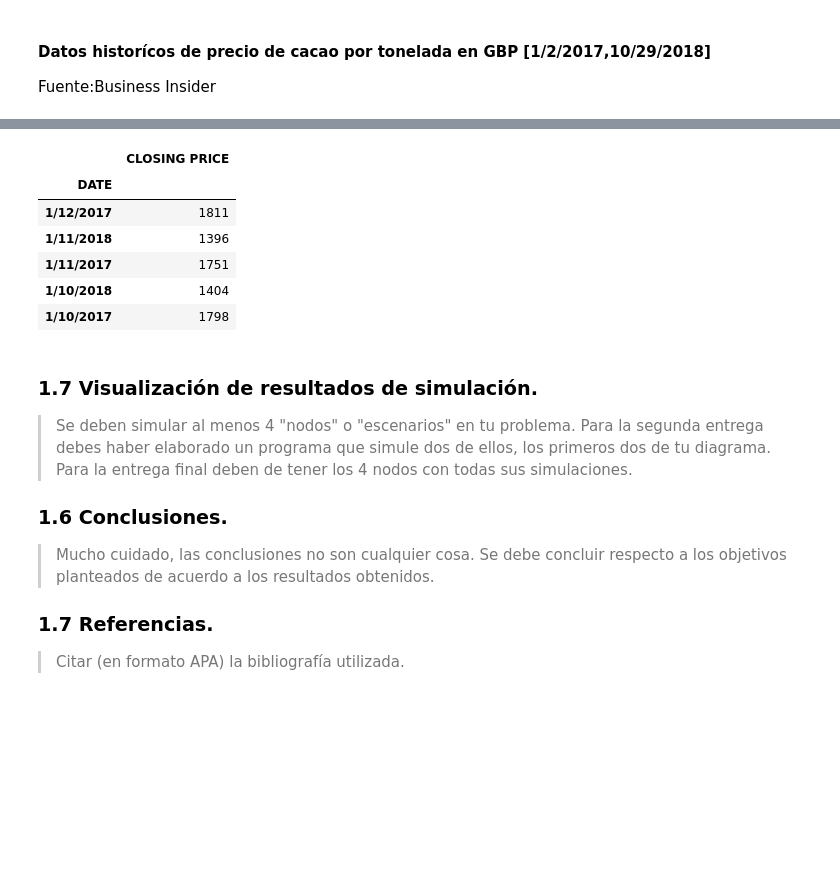
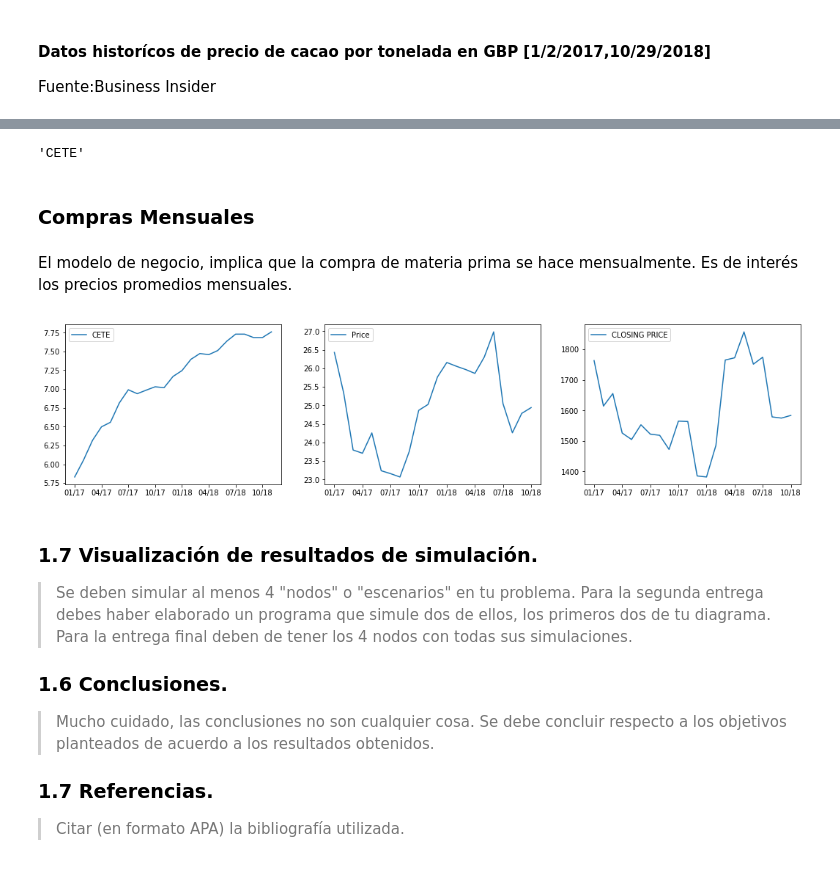
Before and after one commit to CAGS295/proyecto_modulo2, a Jupyter notebook: Proyecto_SandovalC.ipynb, the cells around one changed output, grey strips where cells are left out. Saved outputs shown, nothing was run; the diff lists cells and outputs as text; code cells hidden in the pictures; blank space fills up the shorter version.

Commit message:
xticks

```diff
--- a/Proyecto_SandovalC.ipynb
+++ b/Proyecto_SandovalC.ipynb
@@ -124,4 +153,5 @@ import pandas as pd
 
 Fuente:<a src="http://www.banxico.org.mx/SieInternet/consultarDirectorioInternetAction.do?accion=consultarCuadro&idCuadro=CF107&sector=22&locale=es">Banco de México</a>
 # %%
-CETE=pd.read_csv('Cetes.csv',skiprows=18,index_col=0,names=['Fecha','Cierre'])
+CETE=pd.read_csv('Cetes.csv',names=['Fecha','CETE'],date_parser=fun1,index_col=0,skiprows=18)
+CETE.describe()
@@ -142,2 +174,5 @@ Fuente:<a src="https://www.investing.com/currencies/gbp-mxn-historical-data">Inv
 # %%
-GBPMXN = pd.read_csv('GBP_MXN.csv',index_col=0,usecols=[0,1]).sort_index(ascending=False)
+GBPMXN = pd.read_csv('GBP_MXN.csv',index_col=0,usecols=[0,1], date_parser=fun2,dayfirst=True).sort_index(ascending=True)
+# GBPMXN.index=GBPMXN.index.strftime('%d/%m/%Y')
+GBPMXN.tail(5)
+# GBPMXN.describe()
@@ -156,4 +191,5 @@ GBPMXN.tail()
 
 Fuente:<a src="https://markets.businessinsider.com/commodities/historical-prices/cocoa-price/1.1.2017_31.10.2018">Business Insider</a>
 # %%
-COCOA = pd.read_csv('cocoa.csv',usecols=[0,1],index_col=0).sort_index(ascending=False) # per ton GBP
+COCOA = pd.read_csv('cocoa.csv',usecols=[0,1],date_parser=fun3,index_col=0,dayfirst=True,infer_datetime_format=True).sort_index(ascending=True)
+COCOA.describe()
@@ -160,13 +206,28 @@ COCOA = pd.read_csv('cocoa.csv',usecols=[0,1],index_col=0).sort_index(ascending=
-# %%
-COCOA.tail()
-# %% [output]
-|  | CLOSING PRICE |
-| DATE |  |
-| 1/12/2017 | 1811 |
-| 1/11/2018 | 1396 |
-| 1/11/2017 | 1751 |
-| 1/10/2018 | 1404 |
-| 1/10/2017 | 1798 |
+# %%
+import numpy as np
+a =CETE.groupby(pd.Grouper(freq='M')).mean()
+a.index=a.index.strftime('%m/%y')
+a.columns[0]
+# %% [output]
+'CETE'
+# %% [markdown]
+### Compras Mensuales
+# %% [markdown]
+El modelo de negocio, implica que la compra de materia prima se hace mensualmente. Es de interés los precios promedios mensuales.
+# %%
+from matplotlib import pyplot as plt
+plt.figure(figsize=(18,4))
+for i,v in zip([131,132,133],[CETE,GBPMXN,COCOA]):
+    plt.subplot(i)
+    a =v.groupby(pd.Grouper(freq='M')).mean()
+    a.index=a.index.strftime('%m/%y')
+#     label = fig.get_xticklabels()
+    plt.plot(a,label=a.columns[0])
+    t,_=plt.xticks()
+    plt.xticks(t[::3],a.index[::3])
+    plt.legend()
+# %% [output]
+[figure, added]
 # %% [markdown]
 ### 1.7 Visualización de resultados de simulación.
 > Se deben simular al menos 4  "nodos" o "escenarios" en tu problema. Para la segunda entrega debes haber elaborado un programa que simule dos de ellos, los primeros dos de tu diagrama.
```
Also changed, not shown: parts of 14 cells of this notebook.
